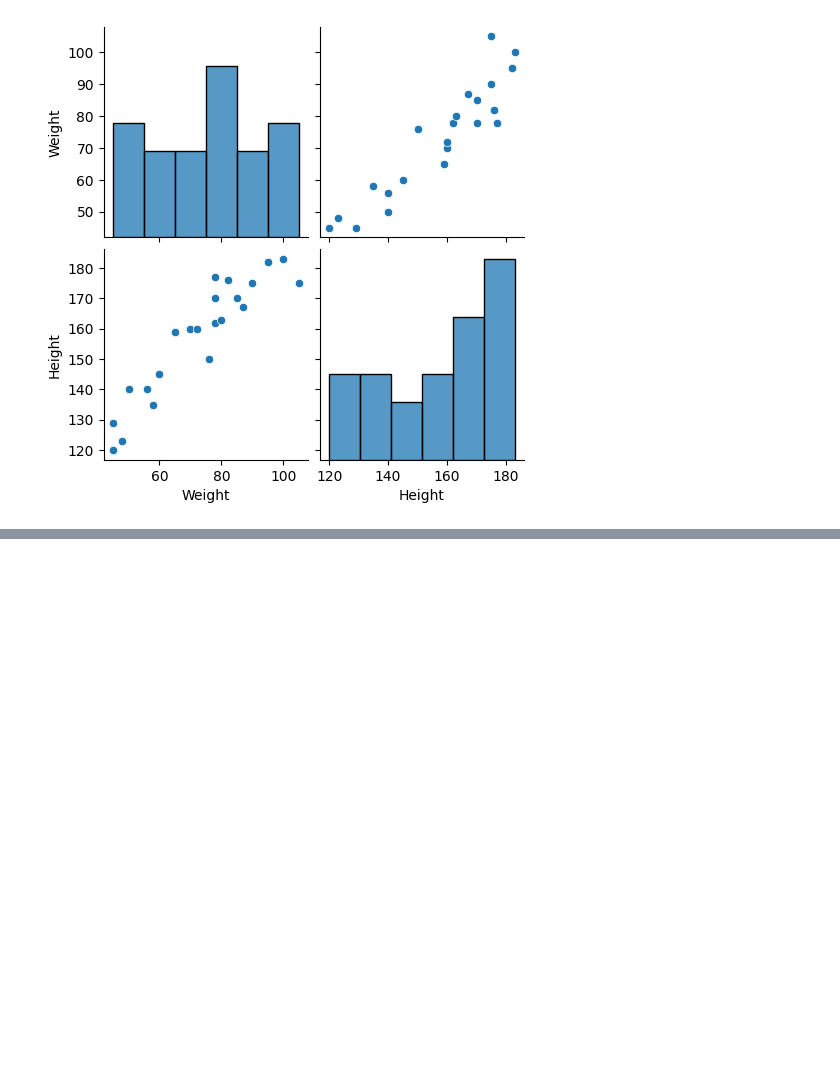
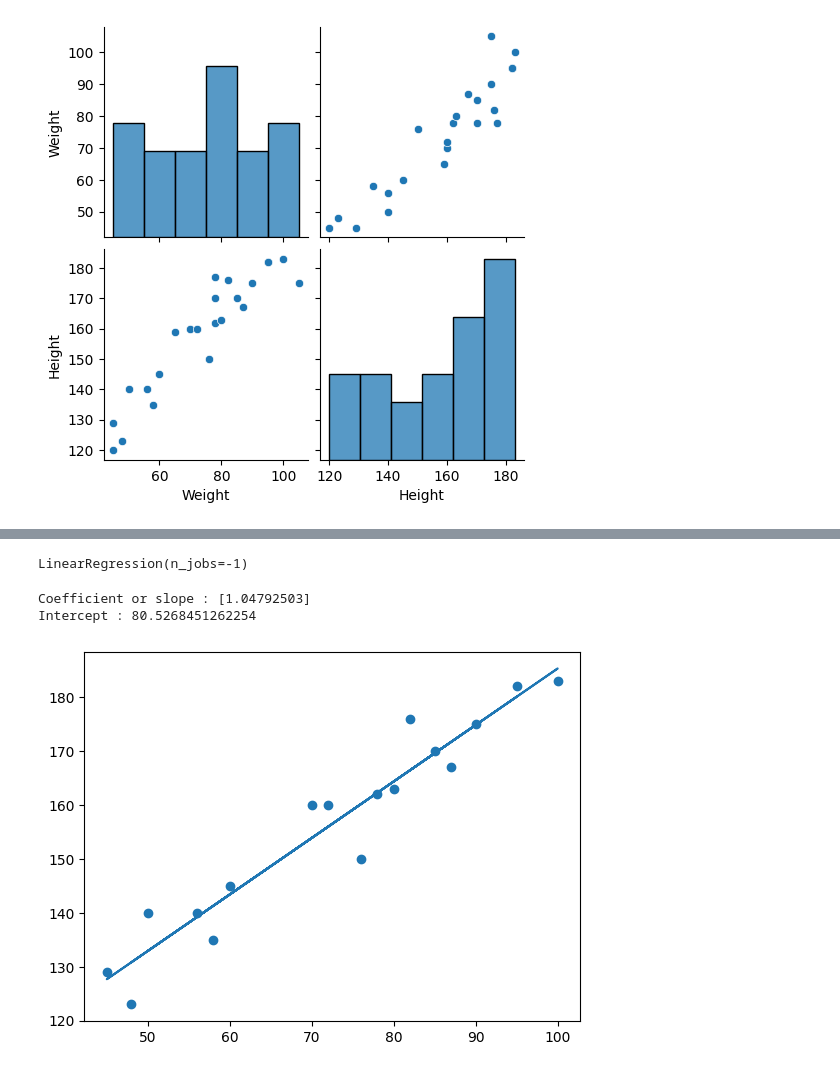
Before and after one commit to prathamxz/Data-Science-Practice, a Jupyter notebook: Machine Learning/Simple Linear Regression.ipynb, the cells around one changed output, grey strips where cells are left out. Saved outputs shown, nothing was run; the diff lists cells and outputs as text; code cells hidden in the pictures; blank space fills up the shorter version.

Commit message:
linear regression

```diff
--- a/Machine Learning/Simple Linear Regression.ipynb
+++ b/Machine Learning/Simple Linear Regression.ipynb
@@ -42,0 +63,2 @@ Y = df["Height"] ## here this is a variable which can be in a series or in a 1d
+# %%
+X_train, X_test, Y_train,Y_test = train_test_split(X,Y, test_size=0.25,random_state=42)
@@ -42,0 +68,3 @@ Y = df["Height"] ## here this is a variable which can be in a series or in a 1d
+# %%
+scaler = StandardScaler()
+X_train = scaler.fit_transform(X_train)
@@ -42,0 +94,19 @@ Y = df["Height"] ## here this is a variable which can be in a series or in a 1d
+# %%
+Regression = LinearRegression(n_jobs=-1)
+# %%
+Regression.fit(X_train,Y_train)
+# %% [output]
+LinearRegression(n_jobs=-1)
+# %%
+print("Coefficient or slope :", Regression.coef_)
+print("Intercept :", Regression.intercept_)
+# %% [output]
+Coefficient or slope : [1.04792503]
+Intercept : 80.5268451262254
+# %%
+# plot the best fit line
+plt.scatter(X_train,Y_train)
+plt.plot(X_train,Regression.predict(X_train))
+plt.show()
+# %% [output]
+[figure, added]
```
Also changed, not shown: parts of 7 cells of this notebook.
